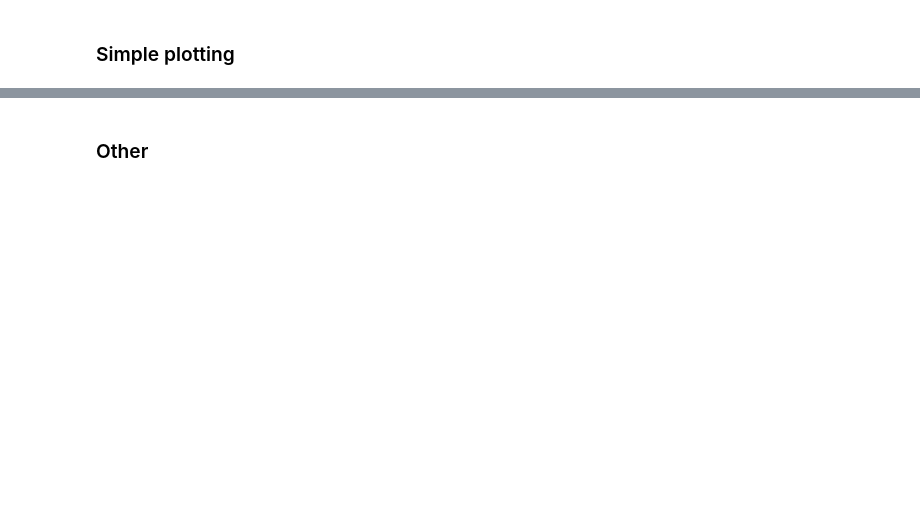
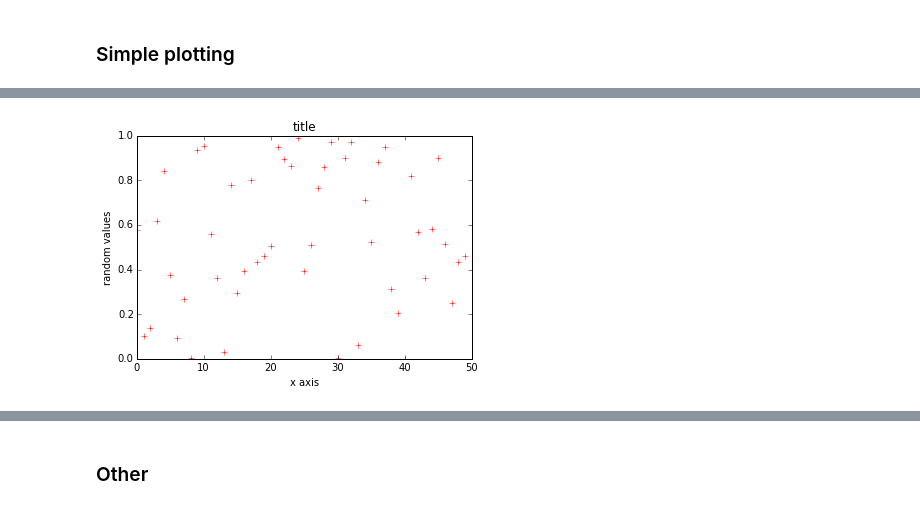
Before and after one commit to FRI-whitedwarf/PythonTutorials, a Jupyter notebook: Python1.ipynb, the cells around one changed output, grey strips where cells are left out. Saved outputs shown, nothing was run; the diff lists cells and outputs as text; code cells hidden in the pictures; blank space fills up the shorter version.

```diff
--- a/Python1.ipynb
+++ b/Python1.ipynb
@@ -341,0 +398,10 @@ print [[1,2,3,4],[5,6,7,8]]
+# %%
+#These plots are highly customizable
+plt.figure()
+plt.plot(x,y,'r+') #r for red; + for + symbol; see help (shift+tab) for more options
+plt.xlabel('x axis')
+plt.ylabel('random values')
+plt.title('title')
+plt.show()
+# %% [output]
+[figure, added]
```
Also changed, not shown: parts of 15 cells of this notebook.
